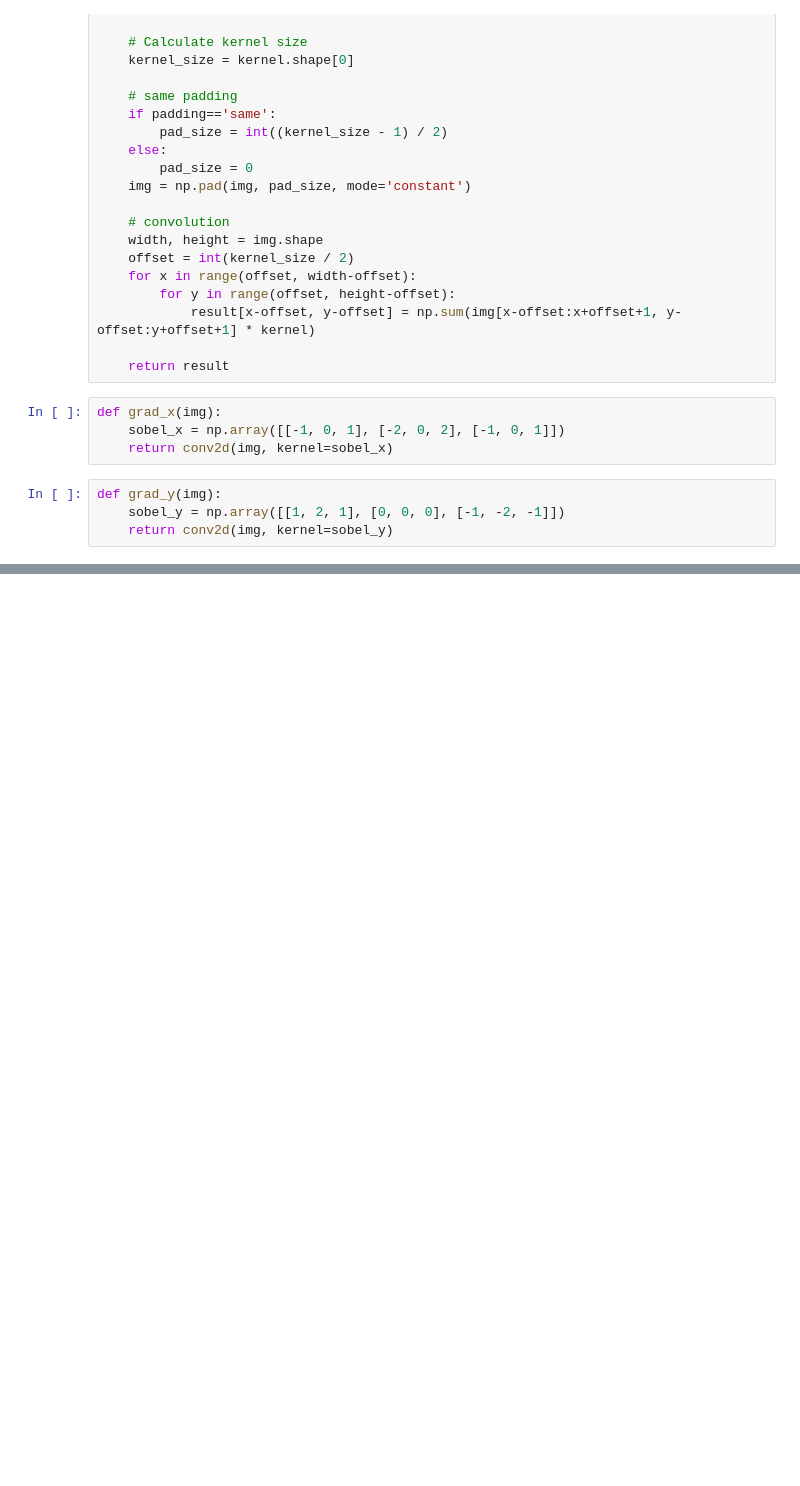
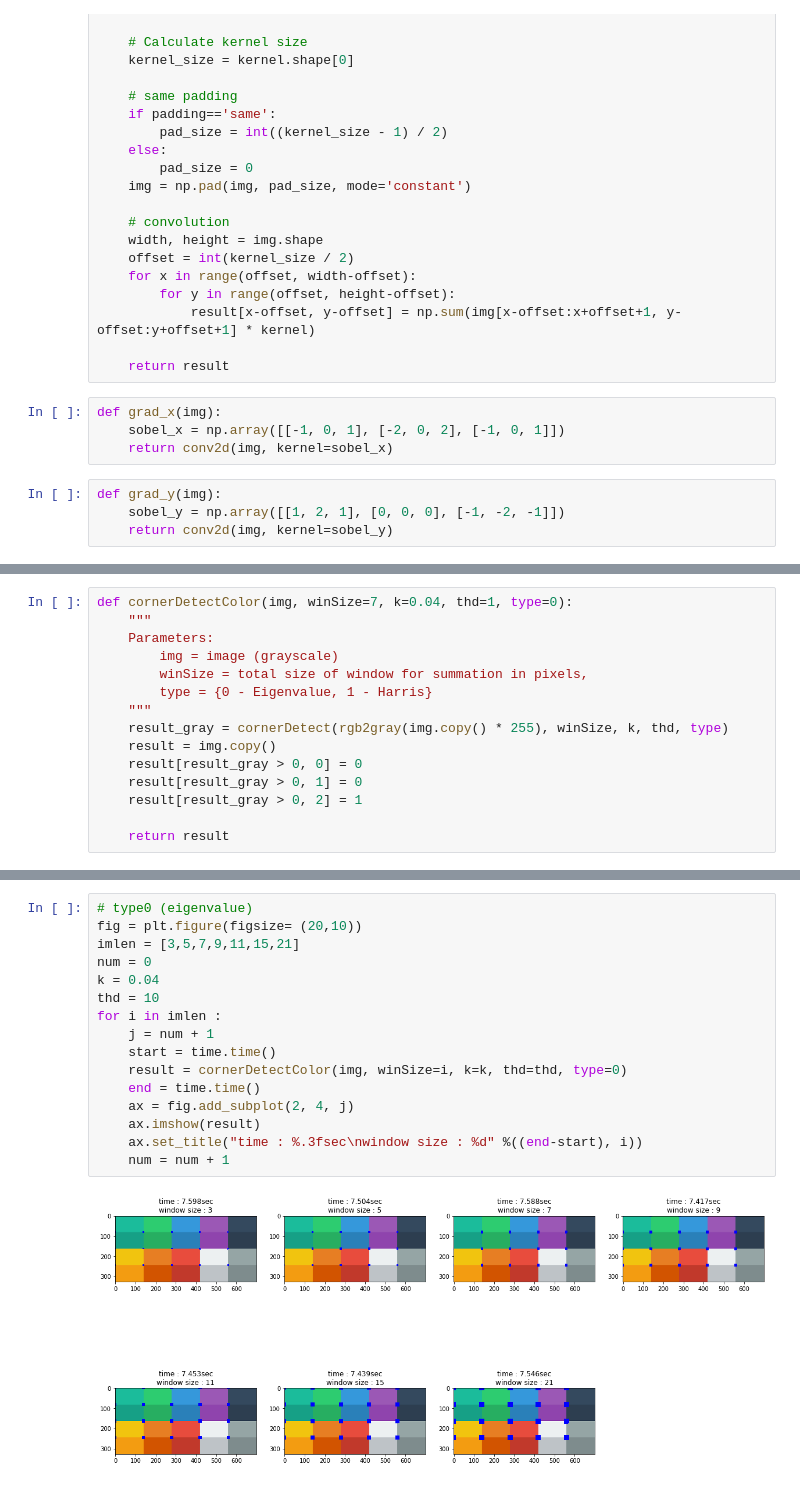
Before and after one commit to happyhyowon/assignment, a Jupyter notebook: vision/assignment2/corners.ipynb, the cells around one changed output, grey strips where cells are left out. Cells and saved outputs as stored; diff of their text form; blank space fills up the shorter version.

```diff
--- a/vision/assignment2/corners.ipynb
+++ b/vision/assignment2/corners.ipynb
@@ -125,0 +149,15 @@ for i in imlen :
+# %%
+def cornerDetectColor(img, winSize=7, k=0.04, thd=1, type=0):
+    """
+    Parameters:
+        img = image (grayscale)
+        winSize = total size of window for summation in pixels,
+        type = {0 - Eigenvalue, 1 - Harris}
+    """
+    result_gray = cornerDetect(rgb2gray(img.copy() * 255), winSize, k, thd, type)
+    result = img.copy()
+    result[result_gray > 0, 0] = 0
+    result[result_gray > 0, 1] = 0
+    result[result_gray > 0, 2] = 1
+
+    return result
@@ -125,0 +170,18 @@ for i in imlen :
+# %%
+# type0 (eigenvalue)
+fig = plt.figure(figsize= (20,10))
+imlen = [3,5,7,9,11,15,21]
+num = 0
+k = 0.04
+thd = 10
+for i in imlen :
+    j = num + 1
+    start = time.time()
+    result = cornerDetectColor(img, winSize=i, k=k, thd=thd, type=0)
+    end = time.time()
+    ax = fig.add_subplot(2, 4, j)
+    ax.imshow(result)
+    ax.set_title("time : %.3fsec\nwindow size : %d" %((end-start), i))
+    num = num + 1
+# %% [output]
+[figure, added]
```
Also changed, not shown: parts of 6 cells of this notebook.
